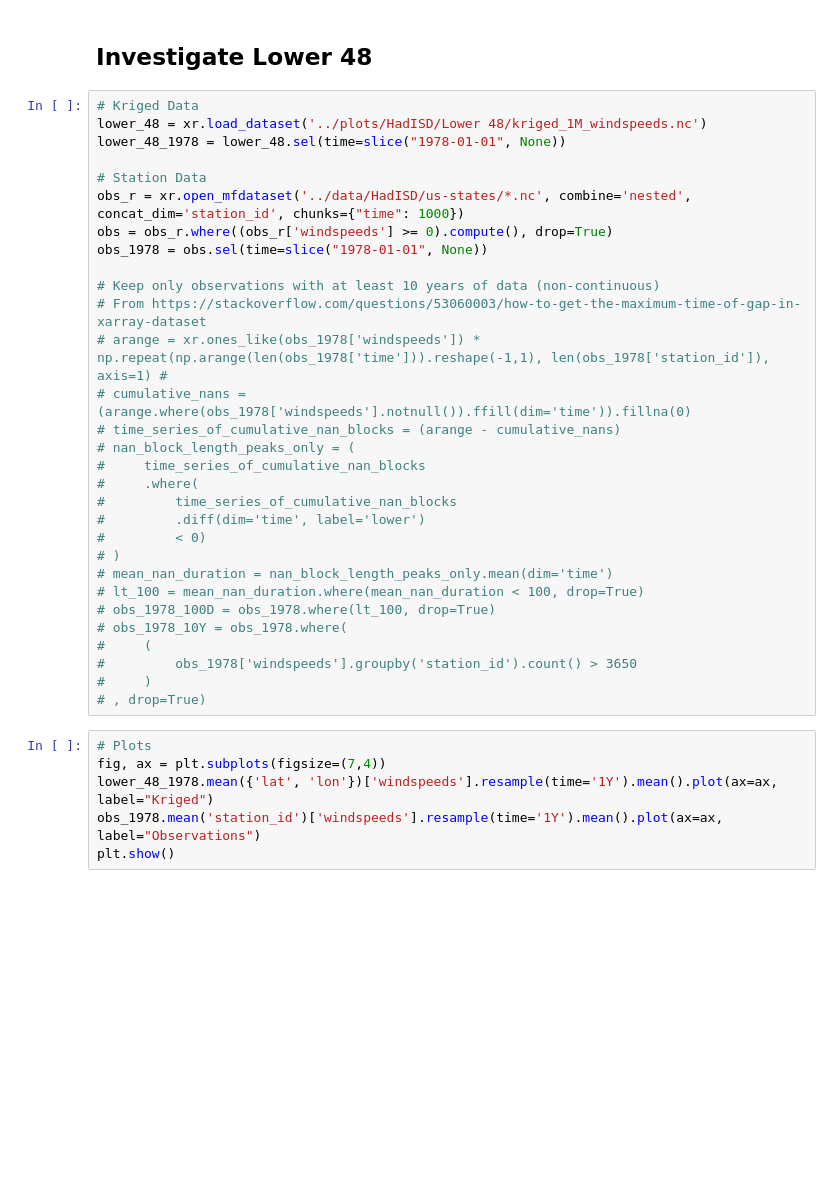
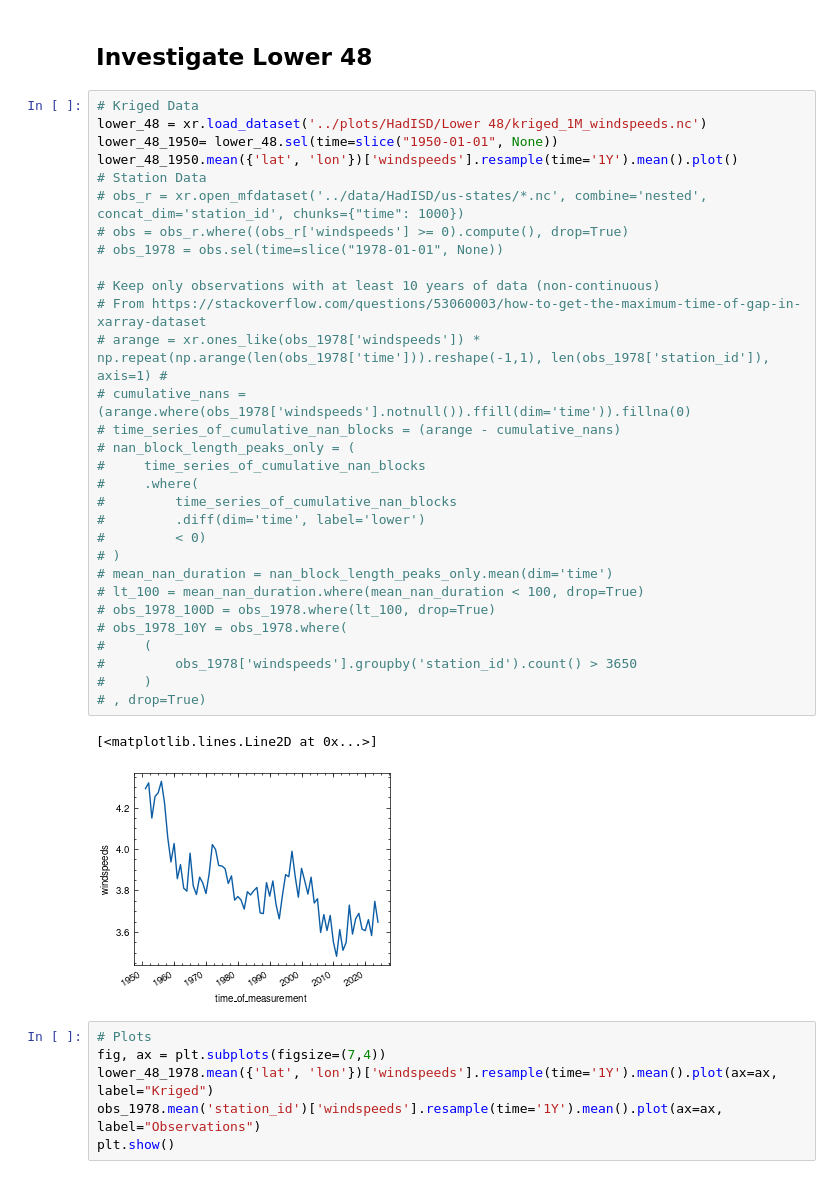
Before and after one commit to ivalencius/wind-analysis, a Jupyter notebook: scripts/HadISD_analysis.ipynb, the cells around one changed output. Saved outputs shown, nothing was run; the diff lists cells and outputs as text; blank space fills up the shorter version.

```diff
--- a/scripts/HadISD_analysis.ipynb
+++ b/scripts/HadISD_analysis.ipynb
@@ -482,33 +728,36 @@ plot_decadal_distribution(state_ds, region, save_path)
 # %%
 # Kriged Data
 lower_48 = xr.load_dataset('../plots/HadISD/Lower 48/kriged_1M_windspeeds.nc')
-lower_48_1978 = lower_48.sel(time=slice("1978-01-01", None))
-
+lower_48_1950= lower_48.sel(time=slice("1950-01-01", None))
+lower_48_1950.mean({'lat', 'lon'})['windspeeds'].resample(time='1Y').mean().plot()
 # Station Data
-obs_r = xr.open_mfdataset('../data/HadISD/us-states/*.nc', combine='nested', concat_dim='station_id', chunks={"time": 1000})
-obs = obs_r.where((obs_r['windspeeds'] >= 0).compute(), drop=True)
-obs_1978 = obs.sel(time=slice("1978-01-01", None))
+# obs_r = xr.open_mfdataset('../data/HadISD/us-states/*.nc', combine='nested', concat_dim='station_id', chunks={"time": 1000})
+# obs = obs_r.where((obs_r['windspeeds'] >= 0).compute(), drop=True)
+# obs_1978 = obs.sel(time=slice("1978-01-01", None))
 
 # Keep only observations with at least 10 years of data (non-continuous)
 # From https://stackoverflow.com/questions/53060003/how-to-get-the-maximum-time-of-gap-in-xarray-dataset
 # arange = xr.ones_like(obs_1978['windspeeds']) * np.repeat(np.arange(len(obs_1978['time'])).reshape(-1,1), len(obs_1978['station_id']), axis=1) #
 # cumulative_nans = (arange.where(obs_1978['windspeeds'].notnull()).ffill(dim='time')).fillna(0)
 # time_series_of_cumulative_nan_blocks = (arange - cumulative_nans)
 # nan_block_length_peaks_only = (
 #     time_series_of_cumulative_nan_blocks
 #     .where(
 #         time_series_of_cumulative_nan_blocks
 #         .diff(dim='time', label='lower')
 #         < 0)
 # )
 # mean_nan_duration = nan_block_length_peaks_only.mean(dim='time')
 # lt_100 = mean_nan_duration.where(mean_nan_duration < 100, drop=True)
 # obs_1978_100D = obs_1978.where(lt_100, drop=True)
 # obs_1978_10Y = obs_1978.where(
 #     (
 #         obs_1978['windspeeds'].groupby('station_id').count() > 3650
 #     )
 # , drop=True)
+# %% [output]
+[<matplotlib.lines.Line2D at 0x...>]
+[figure, added]
 # %%
 # Plots
 fig, ax = plt.subplots(figsize=(7,4))
```
Also changed, not shown: parts of 5 cells of this notebook.
